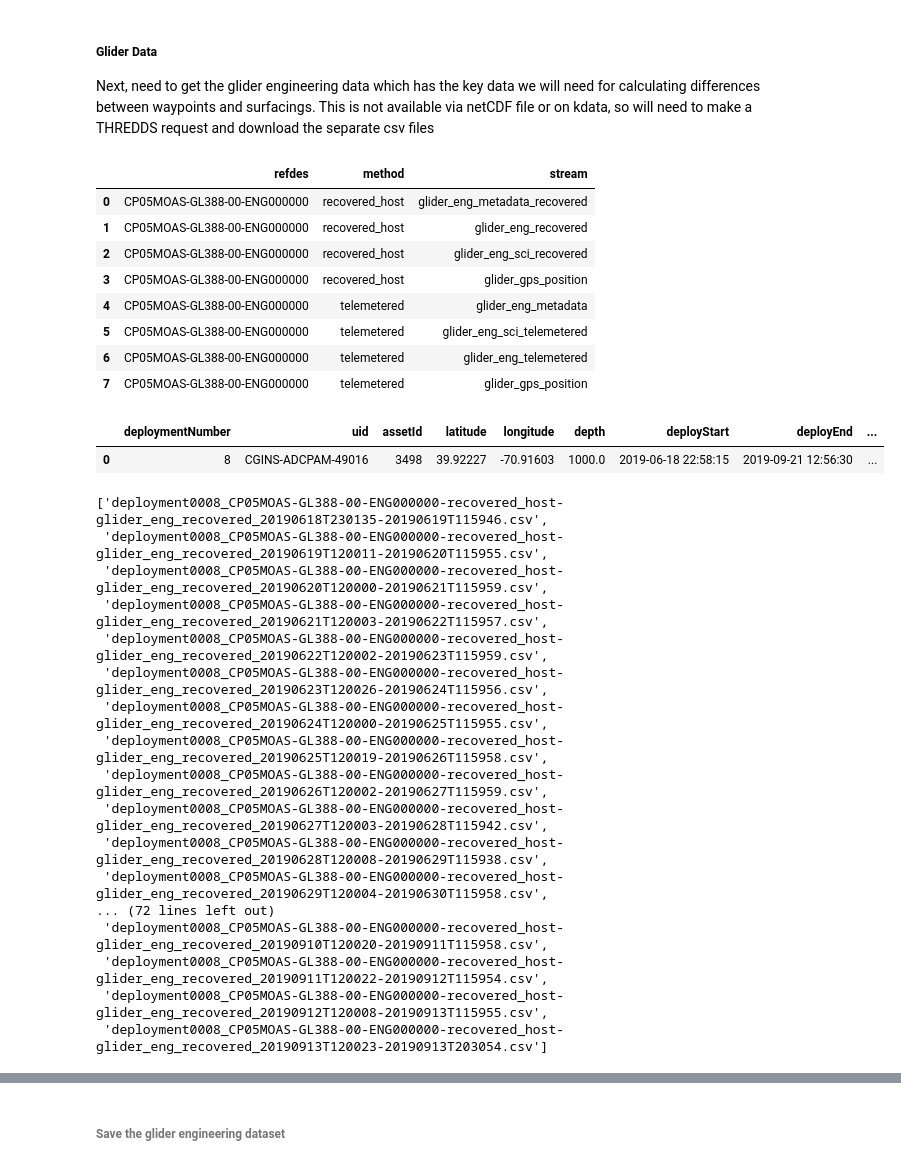
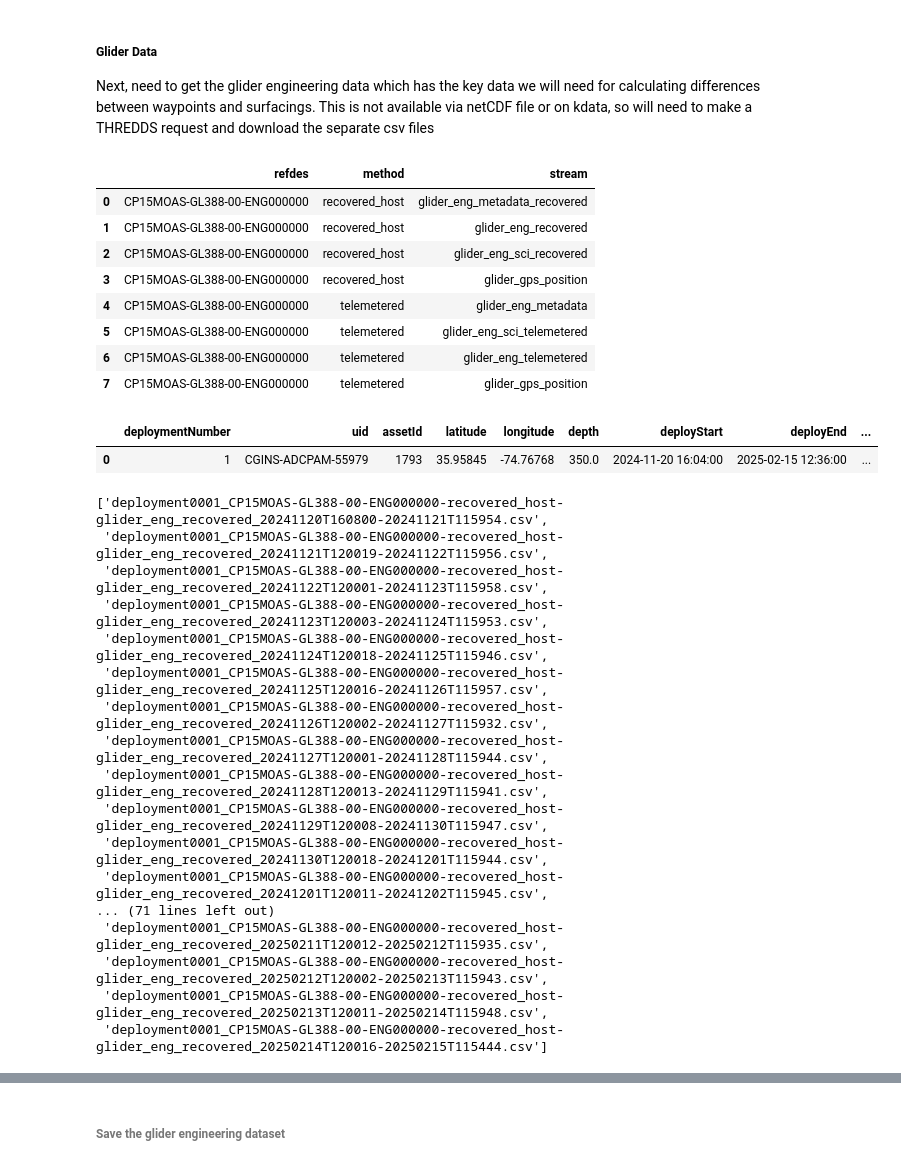
Before and after one commit to WHOIGit/ooicgsn_glider_dvl, a Jupyter notebook: notebooks/1-data-access-and-download.ipynb, the cells around one changed output, grey strips where cells are left out. Cells and saved outputs as stored; diff of their text form; code cells hidden in the pictures.

```diff
--- a/notebooks/1-data-access-and-download.ipynb
+++ b/notebooks/1-data-access-and-download.ipynb
@@ -62,8 +47,8 @@ Searching https://ooinet.oceanobservatories.org/api/m2m/12576/sensor/inv/CP05MOA
 # %% [markdown]
 ##### Select an ADCP and associated Engineering dataset
 # %%
-refdes = 'CP05MOAS-GL388-01-ADCPAM000'
-eng_refdes = 'CP05MOAS-GL388-00-ENG000000'
+refdes = 'CP15MOAS-GL388-01-ADCPAM000'
+eng_refdes = 'CP15MOAS-GL388-00-ENG000000'
 # %% [markdown]
 ### Download ADCP Data
 # %% [markdown]
@@ -123,26 +116,27 @@ Next, need to get the glider engineering data which has the key data we will nee
 M2M.get_datastreams(eng_refdes)
 # %% [output]
 |  | refdes | method | stream |
-| 0 | CP05MOAS-GL388-00-ENG000000 | recovered_host | glider_eng_metadata_recovered |
-| 1 | CP05MOAS-GL388-00-ENG000000 | recovered_host | glider_eng_recovered |
-| 2 | CP05MOAS-GL388-00-ENG000000 | recovered_host | glider_eng_sci_recovered |
-| 3 | CP05MOAS-GL388-00-ENG000000 | recovered_host | glider_gps_position |
-| 4 | CP05MOAS-GL388-00-ENG000000 | telemetered | glider_eng_metadata |
-| 5 | CP05MOAS-GL388-00-ENG000000 | telemetered | glider_eng_sci_telemetered |
-| 6 | CP05MOAS-GL388-00-ENG000000 | telemetered | glider_eng_telemetered |
-| 7 | CP05MOAS-GL388-00-ENG000000 | telemetered | glider_gps_position |
+| 0 | CP15MOAS-GL388-00-ENG000000 | recovered_host | glider_eng_metadata_recovered |
+| 1 | CP15MOAS-GL388-00-ENG000000 | recovered_host | glider_eng_recovered |
+| 2 | CP15MOAS-GL388-00-ENG000000 | recovered_host | glider_eng_sci_recovered |
+| 3 | CP15MOAS-GL388-00-ENG000000 | recovered_host | glider_gps_position |
+| 4 | CP15MOAS-GL388-00-ENG000000 | telemetered | glider_eng_metadata |
+| 5 | CP15MOAS-GL388-00-ENG000000 | telemetered | glider_eng_sci_telemetered |
+| 6 | CP15MOAS-GL388-00-ENG000000 | telemetered | glider_eng_telemetered |
+| 7 | CP15MOAS-GL388-00-ENG000000 | telemetered | glider_gps_position |
 # %%
-M2M.get_deployments(refdes, deploy_num="8")
+M2M.get_deployments(refdes, deploy_num="1")
 # %% [output]
 |  | deploymentNumber | uid | assetId | latitude | longitude | depth | deployStart | deployEnd | ... |
-| 0 | 8 | CGINS-ADCPAM-49016 | 3498 | 39.92227 | -70.91603 | 1000.0 | 2019-06-18 22:58:15 | 2019-09-21 12:56:30 | ... |
+| 0 | 1 | CGINS-ADCPAM-55979 | 1793 | 35.95845 | -74.76768 | 350.0 | 2024-11-20 16:04:00 | 2025-02-15 12:36:00 | ... |
 # %%
 from ooinet.M2M import SESSION
 from bs4 import BeautifulSoup
 
 # Request the dataset
-# thredds_url = M2M.get_thredds_url(refdes, 'recovered_host', 'glider_eng_recovered', goldCopy=False, beginDT="2019-06-18 22:58:15", endDT="2019-09-21 12:56:30")
-thredds_url = 'https://downloads.oceanobservatories.org/async_results/areed@whoi.edu/20250325T203718572Z-CP05MOAS-GL388-00-ENG000000-recovered_host-glider_eng_recovered/' # THREDDS request are good for ~6 months
+# thredds_url = M2M.get_thredds_url(eng_refdes, 'recovered_host', 'glider_eng_recovered', goldCopy=False, beginDT="2024-11-20 16:04:00", endDT="2025-02-15 12:36:00")
+# thredds_url = 'https://downloads.oceanobservatories.org/async_results/areed@whoi.edu/20250325T203718572Z-CP05MOAS-GL388-00-ENG000000-recovered_host-glider_eng_recovered/' # THREDDS request are good for ~6 months
+thredds_url = 'https://downloads.oceanobservatories.org/async_results/areed@whoi.edu/20250516T193400826Z-CP15MOAS-GL388-00-ENG000000-recovered_host-glider_eng_recovered/'
 
 # Access the THREDDS catalog of the available datasets
 page = SESSION.get(thredds_url).text
@@ -151,23 +145,23 @@ pattern = re.compile('.*\\.csv$')
 catalog = sorted([node.get('href') for node in soup.find_all('a', text=pattern)])
 catalog
 # %% [output]
-['deployment0008_CP05MOAS-GL388-00-ENG000000-recovered_host-glider_eng_recovered_20190618T230135-20190619T115946.csv',
- 'deployment0008_CP05MOAS-GL388-00-ENG000000-recovered_host-glider_eng_recovered_20190619T120011-20190620T115955.csv',
- 'deployment0008_CP05MOAS-GL388-00-ENG000000-recovered_host-glider_eng_recovered_20190620T120000-20190621T115959.csv',
- 'deployment0008_CP05MOAS-GL388-00-ENG000000-recovered_host-glider_eng_recovered_20190621T120003-20190622T115957.csv',
- 'deployment0008_CP05MOAS-GL388-00-ENG000000-recovered_host-glider_eng_recovered_20190622T120002-20190623T115959.csv',
- 'deployment0008_CP05MOAS-GL388-00-ENG000000-recovered_host-glider_eng_recovered_20190623T120026-20190624T115956.csv',
- 'deployment0008_CP05MOAS-GL388-00-ENG000000-recovered_host-glider_eng_recovered_20190624T120000-20190625T115955.csv',
- 'deployment0008_CP05MOAS-GL388-00-ENG000000-recovered_host-glider_eng_recovered_20190625T120019-20190626T115958.csv',
- 'deployment0008_CP05MOAS-GL388-00-ENG000000-recovered_host-glider_eng_recovered_20190626T120002-20190627T115959.csv',
- 'deployment0008_CP05MOAS-GL388-00-ENG000000-recovered_host-glider_eng_recovered_20190627T120003-20190628T115942.csv',
- 'deployment0008_CP05MOAS-GL388-00-ENG000000-recovered_host-glider_eng_recovered_20190628T120008-20190629T115938.csv',
- 'deployment0008_CP05MOAS-GL388-00-ENG000000-recovered_host-glider_eng_recovered_20190629T120004-20190630T115958.csv',
-... (72 lines left out)
- 'deployment0008_CP05MOAS-GL388-00-ENG000000-recovered_host-glider_eng_recovered_20190910T120020-20190911T115958.csv',
- 'deployment0008_CP05MOAS-GL388-00-ENG000000-recovered_host-glider_eng_recovered_20190911T120022-20190912T115954.csv',
- 'deployment0008_CP05MOAS-GL388-00-ENG000000-recovered_host-glider_eng_recovered_20190912T120008-20190913T115955.csv',
- 'deployment0008_CP05MOAS-GL388-00-ENG000000-recovered_host-glider_eng_recovered_20190913T120023-20190913T203054.csv']
+['deployment0001_CP15MOAS-GL388-00-ENG000000-recovered_host-glider_eng_recovered_20241120T160800-20241121T115954.csv',
+ 'deployment0001_CP15MOAS-GL388-00-ENG000000-recovered_host-glider_eng_recovered_20241121T120019-20241122T115956.csv',
+ 'deployment0001_CP15MOAS-GL388-00-ENG000000-recovered_host-glider_eng_recovered_20241122T120001-20241123T115958.csv',
+ 'deployment0001_CP15MOAS-GL388-00-ENG000000-recovered_host-glider_eng_recovered_20241123T120003-20241124T115953.csv',
+ 'deployment0001_CP15MOAS-GL388-00-ENG000000-recovered_host-glider_eng_recovered_20241124T120018-20241125T115946.csv',
+ 'deployment0001_CP15MOAS-GL388-00-ENG000000-recovered_host-glider_eng_recovered_20241125T120016-20241126T115957.csv',
+ 'deployment0001_CP15MOAS-GL388-00-ENG000000-recovered_host-glider_eng_recovered_20241126T120002-20241127T115932.csv',
+ 'deployment0001_CP15MOAS-GL388-00-ENG000000-recovered_host-glider_eng_recovered_20241127T120001-20241128T115944.csv',
+ 'deployment0001_CP15MOAS-GL388-00-ENG000000-recovered_host-glider_eng_recovered_20241128T120013-20241129T115941.csv',
+ 'deployment0001_CP15MOAS-GL388-00-ENG000000-recovered_host-glider_eng_recovered_20241129T120008-20241130T115947.csv',
+ 'deployment0001_CP15MOAS-GL388-00-ENG000000-recovered_host-glider_eng_recovered_20241130T120018-20241201T115944.csv',
+ 'deployment0001_CP15MOAS-GL388-00-ENG000000-recovered_host-glider_eng_recovered_20241201T120011-20241202T115945.csv',
+... (71 lines left out)
+ 'deployment0001_CP15MOAS-GL388-00-ENG000000-recovered_host-glider_eng_recovered_20250211T120012-20250212T115935.csv',
+ 'deployment0001_CP15MOAS-GL388-00-ENG000000-recovered_host-glider_eng_recovered_20250212T120002-20250213T115943.csv',
+ 'deployment0001_CP15MOAS-GL388-00-ENG000000-recovered_host-glider_eng_recovered_20250213T120011-20250214T115948.csv',
+ 'deployment0001_CP15MOAS-GL388-00-ENG000000-recovered_host-glider_eng_recovered_20250214T120016-20250215T115444.csv']
 # %%
 # load the glider engineering data
 glider_engineering = pd.DataFrame()
```
Also changed, not shown: parts of 18 cells of this notebook, 1 other file.
